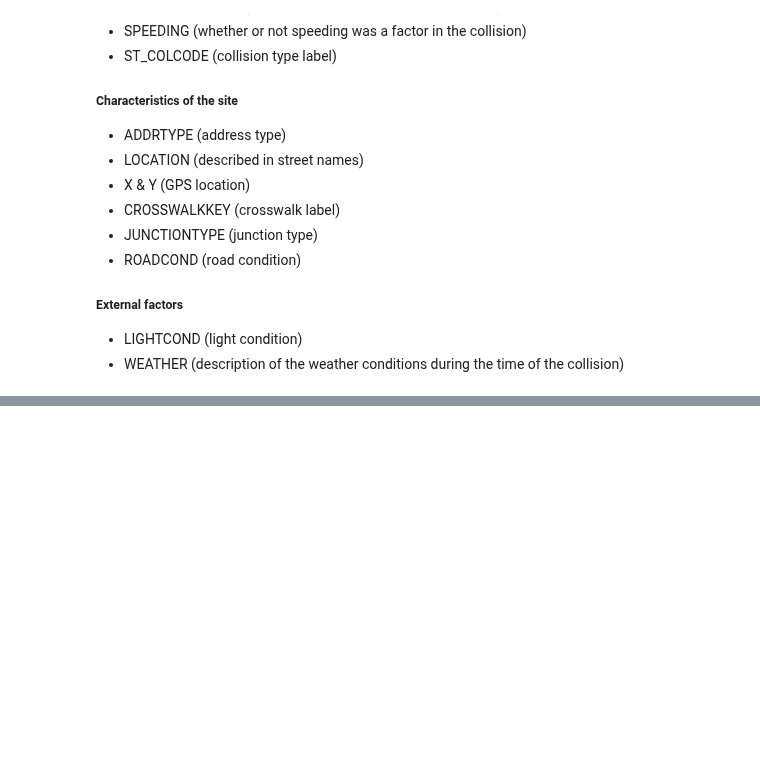
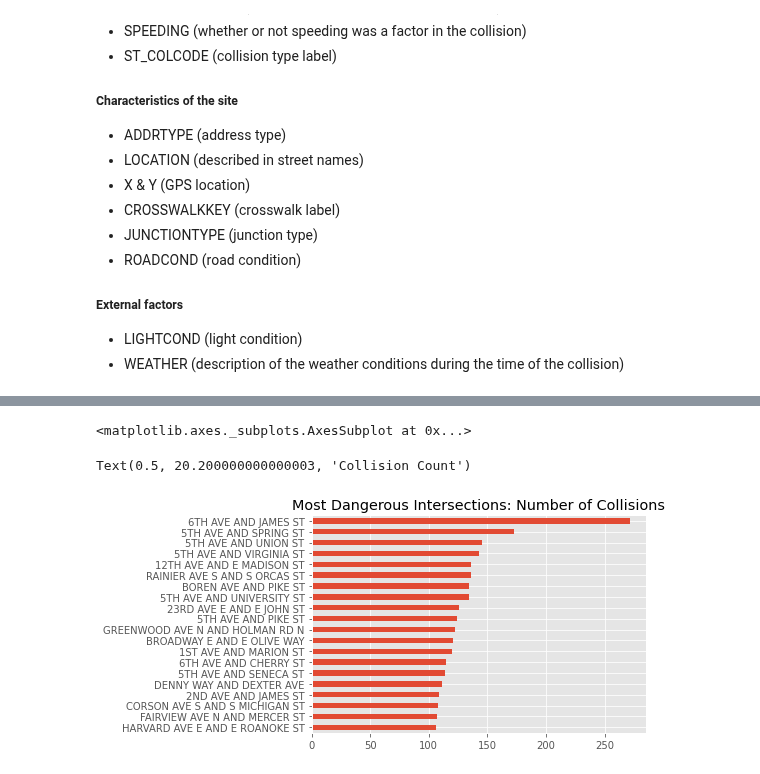
Before and after one commit to DataCircles/traffic_collisions_ml_team1, a Jupyter notebook: notebooks/data_report.ipynb, the cells around one changed output, grey strips where cells are left out. Drawn from its saved outputs; the diff is of its cells as text; code cells hidden in the pictures; blank space fills up the shorter version.

```diff
--- a/notebooks/data_report.ipynb
+++ b/notebooks/data_report.ipynb
@@ -283,0 +393,13 @@ pct_null = (collisions.isna().sum()/collisions.shape[0]).plot(kind='bar',
+# %%
+# Find 20 most dangerous intersections
+intersections = collisions.copy().set_index('INTKEY')
+top_20 = list(n_coll_intersect.index[:20])
+title = 'Most Dangerous Intersections: Number of Collisions'
+
+intersections['LOCATION'].loc[top_20].value_counts()[::-1].plot(kind='barh',
+                                                                title=title)
+ax.set_xlabel('Collision Count')
+# %% [output]
+<matplotlib.axes._subplots.AxesSubplot at 0x...>
+Text(0.5, 20.200000000000003, 'Collision Count')
+[figure, added]
```
Also changed, not shown: parts of 11 cells of this notebook, 1 other file.
